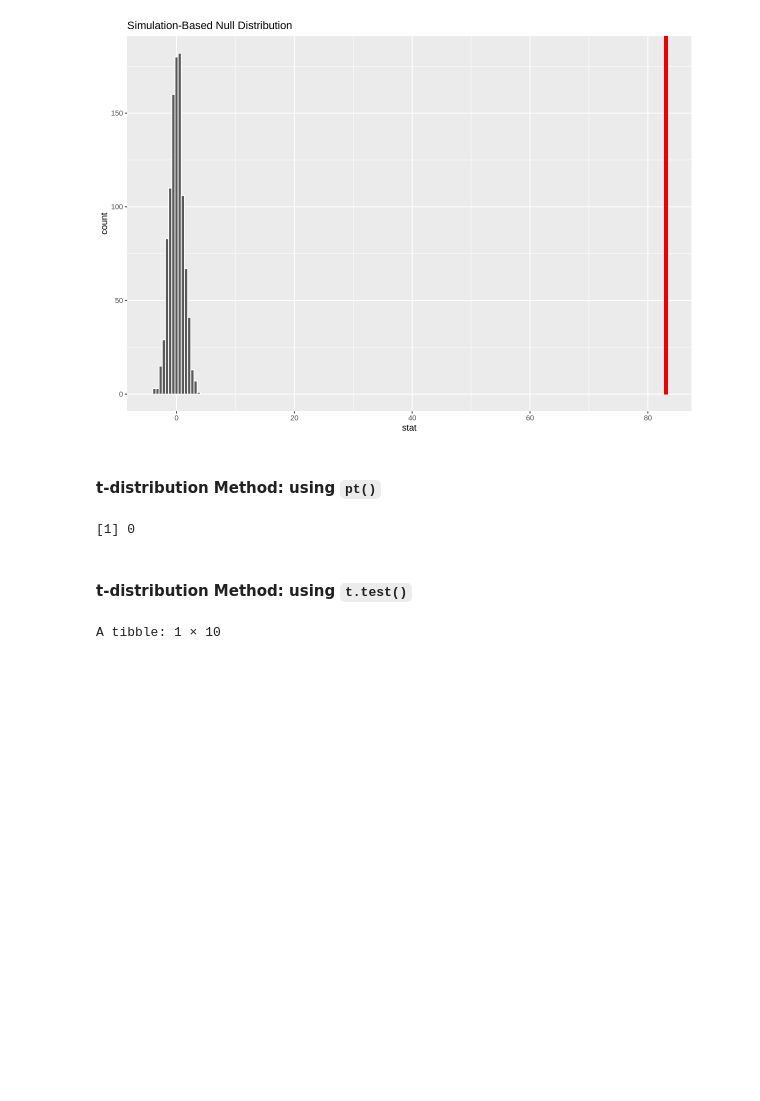
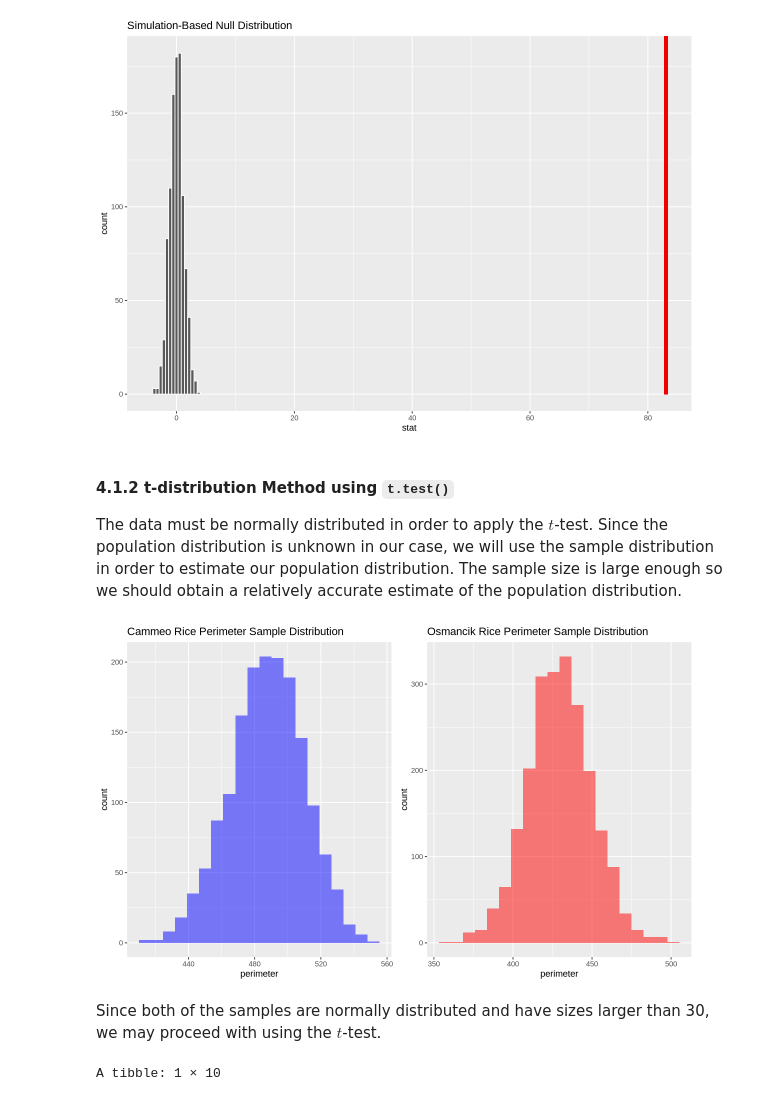
Before and after one commit to yun-sky/STAT-201-Project, a Jupyter notebook: Final Report.ipynb, the cells around one changed output. Cells and saved outputs as stored; diff of their text form; code cells hidden in the pictures; blank space fills up the shorter version.

Commit message:
added sample distributions for perimeter

```diff
--- a/Final Report.ipynb
+++ b/Final Report.ipynb
@@ -244,17 +247,28 @@ bootstrap_perimeter_hist
 Warning message in min(diff(unique_loc)):
 “no non-missing arguments to min; returning Inf”
 [figure]
-# %% [markdown]
-#### t-distribution Method: using `pt()`
-# %%
-# MEAN PERIMETER: Conduct the t-test using the pt() function
-# test if test-statistic is within the rejection region
-p_value_dim_perimeter <- pt(test_stat_mean_perimeter, df = n_cammeo + n_osmancik - 2, lower.tail = FALSE)
-p_value_dim_perimeter
-# %% [output]
-[1] 0
 # %% [markdown]
-#### t-distribution Method: using `t.test()`
+#### 4.1.2 t-distribution Method using `t.test()`
+The data must be normally distributed in order to apply the $t$-test. Since the population distribution is unknown in our case, we will use the sample distribution in order to estimate our population distribution. The sample size is large enough so we should obtain a relatively accurate estimate of the population distribution.
+# %%
+options(repr.plot.width = 10, repr.plot.height = 6)
+
+# Sample distribution of Cammeo perimeter
+cammeo_dist <- ggplot(cammeo_sample, aes(x = perimeter)) +
+    geom_histogram(bins = 20, fill = "blue", alpha = 0.5) +
+    labs(title = "Cammeo Rice Perimeter Sample Distribution")
+
+# Sample distribution of Osmancik perimeter
+osmancik_dist <- ggplot(osmancik_sample, aes(x = perimeter)) +
+    geom_histogram(bins = 20, fill = "red", alpha = 0.5) +
+    labs(title = "Osmancik Rice Perimeter Sample Distribution")
+
+# Arrange the histograms side by side
+grid.arrange(cammeo_dist, osmancik_dist, ncol = 2)
+# %% [output]
+[figure, added]
+# %% [markdown]
+Since both of the samples are normally distributed and have sizes larger than 30, we may proceed with using the $t$-test.
 # %%
 # MEAN PERIMETER: Conduct t-test using t.test() function
 t_results_mean_perimeter <- tidy(t.test(mu = 0,
```
Also changed, not shown: parts of 10 cells of this notebook.
